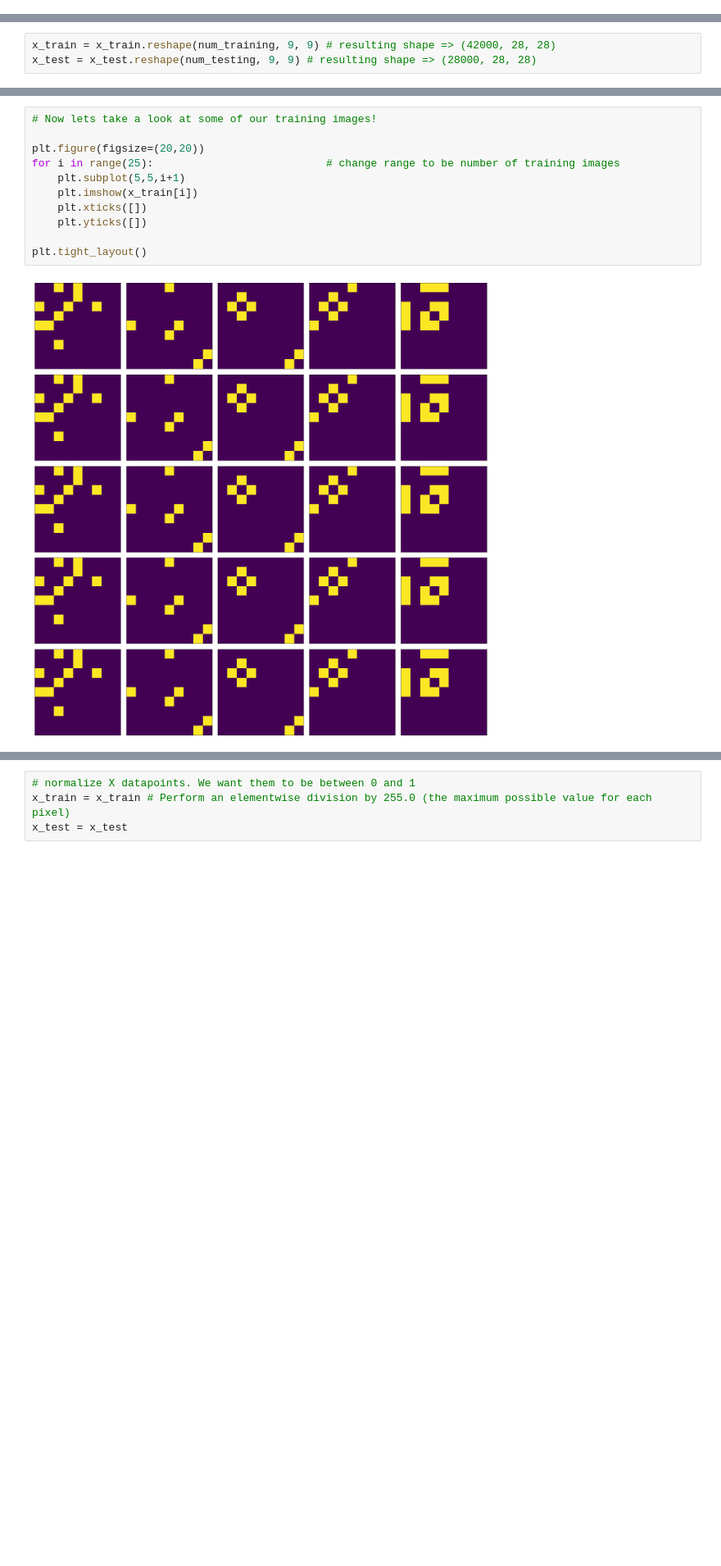
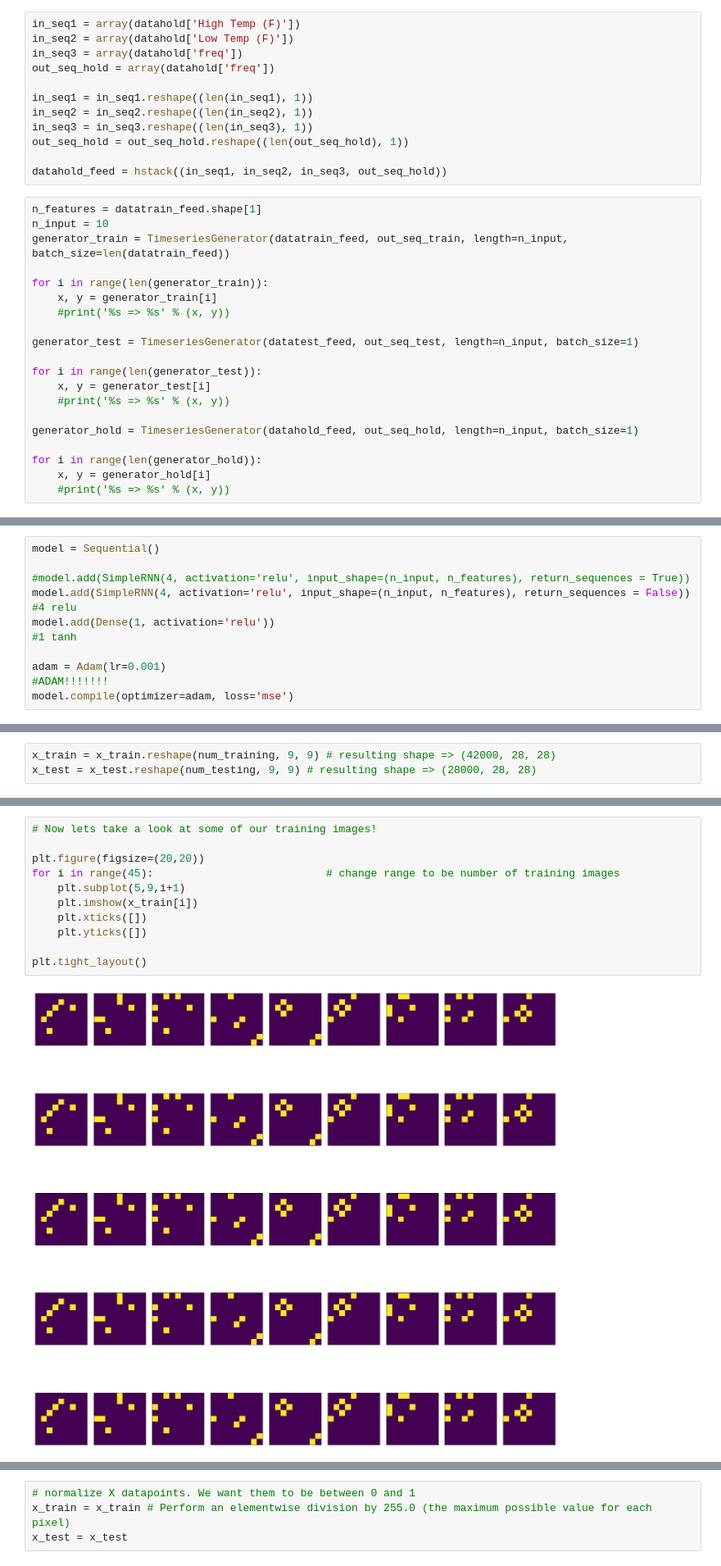
Before and after one commit to dljubenk/BSS, a Jupyter notebook: MasterThesis.ipynb, the cells around one changed output, grey strips where cells are left out. Shown at 82% size. Cells and saved outputs as stored; diff of their text form; blank space fills up the shorter version.

```diff
--- a/MasterThesis.ipynb
+++ b/MasterThesis.ipynb
@@ -1188,0 +1825,32 @@ _________________________________________________________________
+# %%
+in_seq1 = array(datahold['High Temp (F)'])
+in_seq2 = array(datahold['Low Temp (F)'])
+in_seq3 = array(datahold['freq'])
+out_seq_hold = array(datahold['freq'])
+
+in_seq1 = in_seq1.reshape((len(in_seq1), 1))
+in_seq2 = in_seq2.reshape((len(in_seq2), 1))
+in_seq3 = in_seq3.reshape((len(in_seq3), 1))
+out_seq_hold = out_seq_hold.reshape((len(out_seq_hold), 1))
+
+datahold_feed = hstack((in_seq1, in_seq2, in_seq3, out_seq_hold))
+# %%
+n_features = datatrain_feed.shape[1]
+n_input = 10
+generator_train = TimeseriesGenerator(datatrain_feed, out_seq_train, length=n_input, batch_size=len(datatrain_feed))
+
+for i in range(len(generator_train)):
+    x, y = generator_train[i]
+    #print('%s => %s' % (x, y))
+
+generator_test = TimeseriesGenerator(datatest_feed, out_seq_test, length=n_input, batch_size=1)
+
+for i in range(len(generator_test)):
+    x, y = generator_test[i]
+    #print('%s => %s' % (x, y))
+
+generator_hold = TimeseriesGenerator(datahold_feed, out_seq_hold, length=n_input, batch_size=1)
+
+for i in range(len(generator_hold)):
+    x, y = generator_hold[i]
+    #print('%s => %s' % (x, y))
@@ -1188,0 +1861,9 @@ _________________________________________________________________
+# %%
+model = Sequential()
+
+#model.add(SimpleRNN(4, activation='relu', input_shape=(n_input, n_features), return_sequences = True))
+model.add(SimpleRNN(4, activation='relu', input_shape=(n_input, n_features), return_sequences = False))       #4 relu
+model.add(Dense(1, activation='relu'))                                                                        #1 tanh
+
+adam = Adam(lr=0.001)                                                                         #ADAM!!!!!!!
+model.compile(optimizer=adam, loss='mse')
@@ -1804,16 +3203,16 @@ x_test = x_test.reshape(num_testing, 9, 9) # resulting shape => (28000, 28, 28)
 # %%
 # Now lets take a look at some of our training images!
 
 plt.figure(figsize=(20,20))
-for i in range(25):                           # change range to be number of training images
-    plt.subplot(5,5,i+1)
+for i in range(45):                           # change range to be number of training images
+    plt.subplot(5,9,i+1)
     plt.imshow(x_train[i])
     plt.xticks([])
     plt.yticks([])
 
 plt.tight_layout()
 # %% [output]
-[figure, old version]
+[figure, new version]
 # %%
 # Now lets take a look at some of our training images!
 
```
Also changed, not shown: parts of 315 cells of this notebook, 1 other file.
